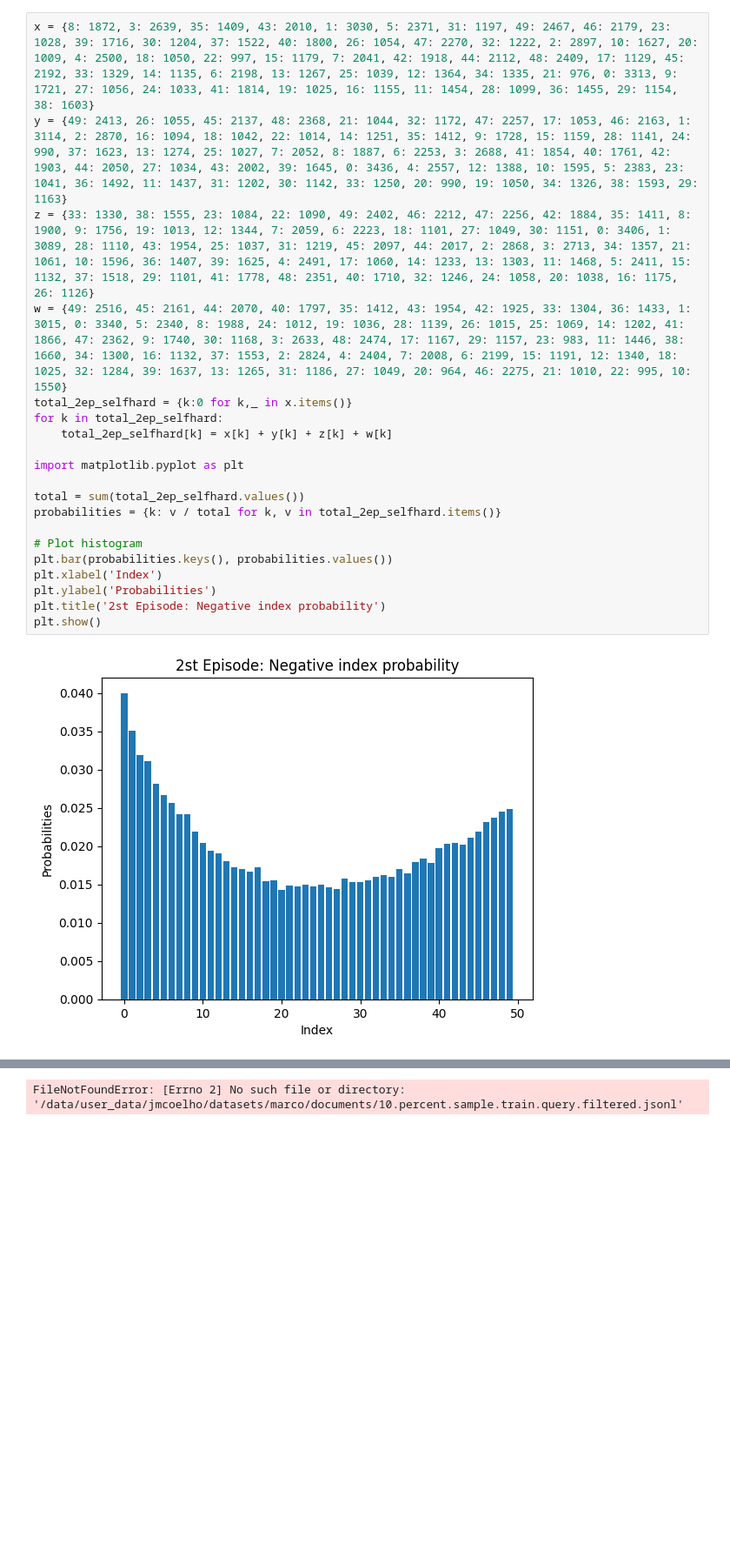
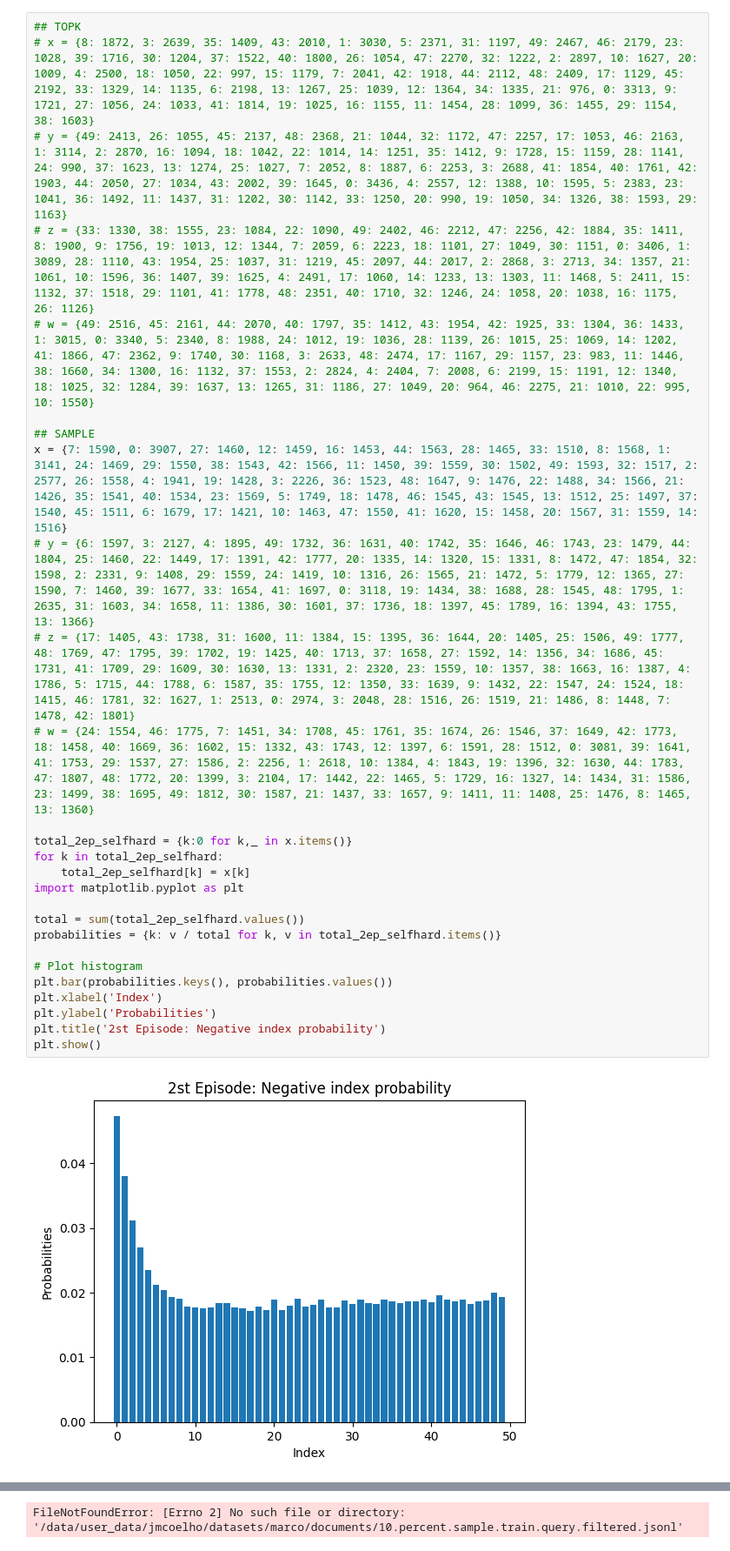
Before and after one commit to JMVCoelho/tevatron, a Jupyter notebook: plots.ipynb, the cells around one changed output, grey strips where cells are left out. Shown at 87% size. Cells and saved outputs as stored; diff of their text form; blank space fills up the shorter version.

```diff
--- a/plots.ipynb
+++ b/plots.ipynb
@@ -23,27 +24,34 @@ plt.show()
 # %% [output]
 [figure]
 # %%
-x = {8: 1872, 3: 2639, 35: 1409, 43: 2010, 1: 3030, 5: 2371, 31: 1197, 49: 2467, 46: 2179, 23: 1028, 39: 1716, 30: 1204, 37: 1522, 40: 1800, 26: 1054, 47: 2270, 32: 1222, 2: 2897, 10: 1627, 20: 1009, 4: 2500, 18: 1050, 22: 997, 15: 1179, 7: 2041, 42: 1918, 44: 2112, 48: 2409, 17: 1129, 45: 2192, 33: 1329, 14: 1135, 6: 2198, 13: 1267, 25: 1039, 12: 1364, 34: 1335, 21: 976, 0: 3313, 9: 1721, 27: 1056, 24: 1033, 41: 1814, 19: 1025, 16: 1155, 11: 1454, 28: 1099, 36: 1455, 29: 1154, 38: 1603}
-y = {49: 2413, 26: 1055, 45: 2137, 48: 2368, 21: 1044, 32: 1172, 47: 2257, 17: 1053, 46: 2163, 1: 3114, 2: 2870, 16: 1094, 18: 1042, 22: 1014, 14: 1251, 35: 1412, 9: 1728, 15: 1159, 28: 1141, 24: 990, 37: 1623, 13: 1274, 25: 1027, 7: 2052, 8: 1887, 6: 2253, 3: 2688, 41: 1854, 40: 1761, 42: 1903, 44: 2050, 27: 1034, 43: 2002, 39: 1645, 0: 3436, 4: 2557, 12: 1388, 10: 1595, 5: 2383, 23: 1041, 36: 1492, 11: 1437, 31: 1202, 30: 1142, 33: 1250, 20: 990, 19: 1050, 34: 1326, 38: 1593, 29: 1163}
-z = {33: 1330, 38: 1555, 23: 1084, 22: 1090, 49: 2402, 46: 2212, 47: 2256, 42: 1884, 35: 1411, 8: 1900, 9: 1756, 19: 1013, 12: 1344, 7: 2059, 6: 2223, 18: 1101, 27: 1049, 30: 1151, 0: 3406, 1: 3089, 28: 1110, 43: 1954, 25: 1037, 31: 1219, 45: 2097, 44: 2017, 2: 2868, 3: 2713, 34: 1357, 21: 1061, 10: 1596, 36: 1407, 39: 1625, 4: 2491, 17: 1060, 14: 1233, 13: 1303, 11: 1468, 5: 2411, 15: 1132, 37: 1518, 29: 1101, 41: 1778, 48: 2351, 40: 1710, 32: 1246, 24: 1058, 20: 1038, 16: 1175, 26: 1126}
-w = {49: 2516, 45: 2161, 44: 2070, 40: 1797, 35: 1412, 43: 1954, 42: 1925, 33: 1304, 36: 1433, 1: 3015, 0: 3340, 5: 2340, 8: 1988, 24: 1012, 19: 1036, 28: 1139, 26: 1015, 25: 1069, 14: 1202, 41: 1866, 47: 2362, 9: 1740, 30: 1168, 3: 2633, 48: 2474, 17: 1167, 29: 1157, 23: 983, 11: 1446, 38: 1660, 34: 1300, 16: 1132, 37: 1553, 2: 2824, 4: 2404, 7: 2008, 6: 2199, 15: 1191, 12: 1340, 18: 1025, 32: 1284, 39: 1637, 13: 1265, 31: 1186, 27: 1049, 20: 964, 46: 2275, 21: 1010, 22: 995, 10: 1550}
+## TOPK
+# x = {8: 1872, 3: 2639, 35: 1409, 43: 2010, 1: 3030, 5: 2371, 31: 1197, 49: 2467, 46: 2179, 23: 1028, 39: 1716, 30: 1204, 37: 1522, 40: 1800, 26: 1054, 47: 2270, 32: 1222, 2: 2897, 10: 1627, 20: 1009, 4: 2500, 18: 1050, 22: 997, 15: 1179, 7: 2041, 42: 1918, 44: 2112, 48: 2409, 17: 1129, 45: 2192, 33: 1329, 14: 1135, 6: 2198, 13: 1267, 25: 1039, 12: 1364, 34: 1335, 21: 976, 0: 3313, 9: 1721, 27: 1056, 24: 1033, 41: 1814, 19: 1025, 16: 1155, 11: 1454, 28: 1099, 36: 1455, 29: 1154, 38: 1603}
+# y = {49: 2413, 26: 1055, 45: 2137, 48: 2368, 21: 1044, 32: 1172, 47: 2257, 17: 1053, 46: 2163, 1: 3114, 2: 2870, 16: 1094, 18: 1042, 22: 1014, 14: 1251, 35: 1412, 9: 1728, 15: 1159, 28: 1141, 24: 990, 37: 1623, 13: 1274, 25: 1027, 7: 2052, 8: 1887, 6: 2253, 3: 2688, 41: 1854, 40: 1761, 42: 1903, 44: 2050, 27: 1034, 43: 2002, 39: 1645, 0: 3436, 4: 2557, 12: 1388, 10: 1595, 5: 2383, 23: 1041, 36: 1492, 11: 1437, 31: 1202, 30: 1142, 33: 1250, 20: 990, 19: 1050, 34: 1326, 38: 1593, 29: 1163}
+# z = {33: 1330, 38: 1555, 23: 1084, 22: 1090, 49: 2402, 46: 2212, 47: 2256, 42: 1884, 35: 1411, 8: 1900, 9: 1756, 19: 1013, 12: 1344, 7: 2059, 6: 2223, 18: 1101, 27: 1049, 30: 1151, 0: 3406, 1: 3089, 28: 1110, 43: 1954, 25: 1037, 31: 1219, 45: 2097, 44: 2017, 2: 2868, 3: 2713, 34: 1357, 21: 1061, 10: 1596, 36: 1407, 39: 1625, 4: 2491, 17: 1060, 14: 1233, 13: 1303, 11: 1468, 5: 2411, 15: 1132, 37: 1518, 29: 1101, 41: 1778, 48: 2351, 40: 1710, 32: 1246, 24: 1058, 20: 1038, 16: 1175, 26: 1126}
+# w = {49: 2516, 45: 2161, 44: 2070, 40: 1797, 35: 1412, 43: 1954, 42: 1925, 33: 1304, 36: 1433, 1: 3015, 0: 3340, 5: 2340, 8: 1988, 24: 1012, 19: 1036, 28: 1139, 26: 1015, 25: 1069, 14: 1202, 41: 1866, 47: 2362, 9: 1740, 30: 1168, 3: 2633, 48: 2474, 17: 1167, 29: 1157, 23: 983, 11: 1446, 38: 1660, 34: 1300, 16: 1132, 37: 1553, 2: 2824, 4: 2404, 7: 2008, 6: 2199, 15: 1191, 12: 1340, 18: 1025, 32: 1284, 39: 1637, 13: 1265, 31: 1186, 27: 1049, 20: 964, 46: 2275, 21: 1010, 22: 995, 10: 1550}
+
+## SAMPLE
+x = {7: 1590, 0: 3907, 27: 1460, 12: 1459, 16: 1453, 44: 1563, 28: 1465, 33: 1510, 8: 1568, 1: 3141, 24: 1469, 29: 1550, 38: 1543, 42: 1566, 11: 1450, 39: 1559, 30: 1502, 49: 1593, 32: 1517, 2: 2577, 26: 1558, 4: 1941, 19: 1428, 3: 2226, 36: 1523, 48: 1647, 9: 1476, 22: 1488, 34: 1566, 21: 1426, 35: 1541, 40: 1534, 23: 1569, 5: 1749, 18: 1478, 46: 1545, 43: 1545, 13: 1512, 25: 1497, 37: 1540, 45: 1511, 6: 1679, 17: 1421, 10: 1463, 47: 1550, 41: 1620, 15: 1458, 20: 1567, 31: 1559, 14: 1516}
+# y = {6: 1597, 3: 2127, 4: 1895, 49: 1732, 36: 1631, 40: 1742, 35: 1646, 46: 1743, 23: 1479, 44: 1804, 25: 1460, 22: 1449, 17: 1391, 42: 1777, 20: 1335, 14: 1320, 15: 1331, 8: 1472, 47: 1854, 32: 1598, 2: 2331, 9: 1408, 29: 1559, 24: 1419, 10: 1316, 26: 1565, 21: 1472, 5: 1779, 12: 1365, 27: 1590, 7: 1460, 39: 1677, 33: 1654, 41: 1697, 0: 3118, 19: 1434, 38: 1688, 28: 1545, 48: 1795, 1: 2635, 31: 1603, 34: 1658, 11: 1386, 30: 1601, 37: 1736, 18: 1397, 45: 1789, 16: 1394, 43: 1755, 13: 1366}
+# z = {17: 1405, 43: 1738, 31: 1600, 11: 1384, 15: 1395, 36: 1644, 20: 1405, 25: 1506, 49: 1777, 48: 1769, 47: 1795, 39: 1702, 19: 1425, 40: 1713, 37: 1658, 27: 1592, 14: 1356, 34: 1686, 45: 1731, 41: 1709, 29: 1609, 30: 1630, 13: 1331, 2: 2320, 23: 1559, 10: 1357, 38: 1663, 16: 1387, 4: 1786, 5: 1715, 44: 1788, 6: 1587, 35: 1755, 12: 1350, 33: 1639, 9: 1432, 22: 1547, 24: 1524, 18: 1415, 46: 1781, 32: 1627, 1: 2513, 0: 2974, 3: 2048, 28: 1516, 26: 1519, 21: 1486, 8: 1448, 7: 1478, 42: 1801}
+# w = {24: 1554, 46: 1775, 7: 1451, 34: 1708, 45: 1761, 35: 1674, 26: 1546, 37: 1649, 42: 1773, 18: 1458, 40: 1669, 36: 1602, 15: 1332, 43: 1743, 12: 1397, 6: 1591, 28: 1512, 0: 3081, 39: 1641, 41: 1753, 29: 1537, 27: 1586, 2: 2256, 1: 2618, 10: 1384, 4: 1843, 19: 1396, 32: 1630, 44: 1783, 47: 1807, 48: 1772, 20: 1399, 3: 2104, 17: 1442, 22: 1465, 5: 1729, 16: 1327, 14: 1434, 31: 1586, 23: 1499, 38: 1695, 49: 1812, 30: 1587, 21: 1437, 33: 1657, 9: 1411, 11: 1408, 25: 1476, 8: 1465, 13: 1360}
+
 total_2ep_selfhard = {k:0 for k,_ in x.items()}
 for k in total_2ep_selfhard:
-    total_2ep_selfhard[k] = x[k] + y[k] + z[k] + w[k]
-
+    total_2ep_selfhard[k] = x[k]
 import matplotlib.pyplot as plt
 
 total = sum(total_2ep_selfhard.values())
 probabilities = {k: v / total for k, v in total_2ep_selfhard.items()}
 
 # Plot histogram
 plt.bar(probabilities.keys(), probabilities.values())
 plt.xlabel('Index')
 plt.ylabel('Probabilities')
 plt.title('2st Episode: Negative index probability')
 plt.show()
 # %% [output]
-[figure, old version]
+[figure, new version]
 # %%
 # %% [output]
 [figure]
```
Also changed, not shown: parts of 5 cells of this notebook, 15 other files.
